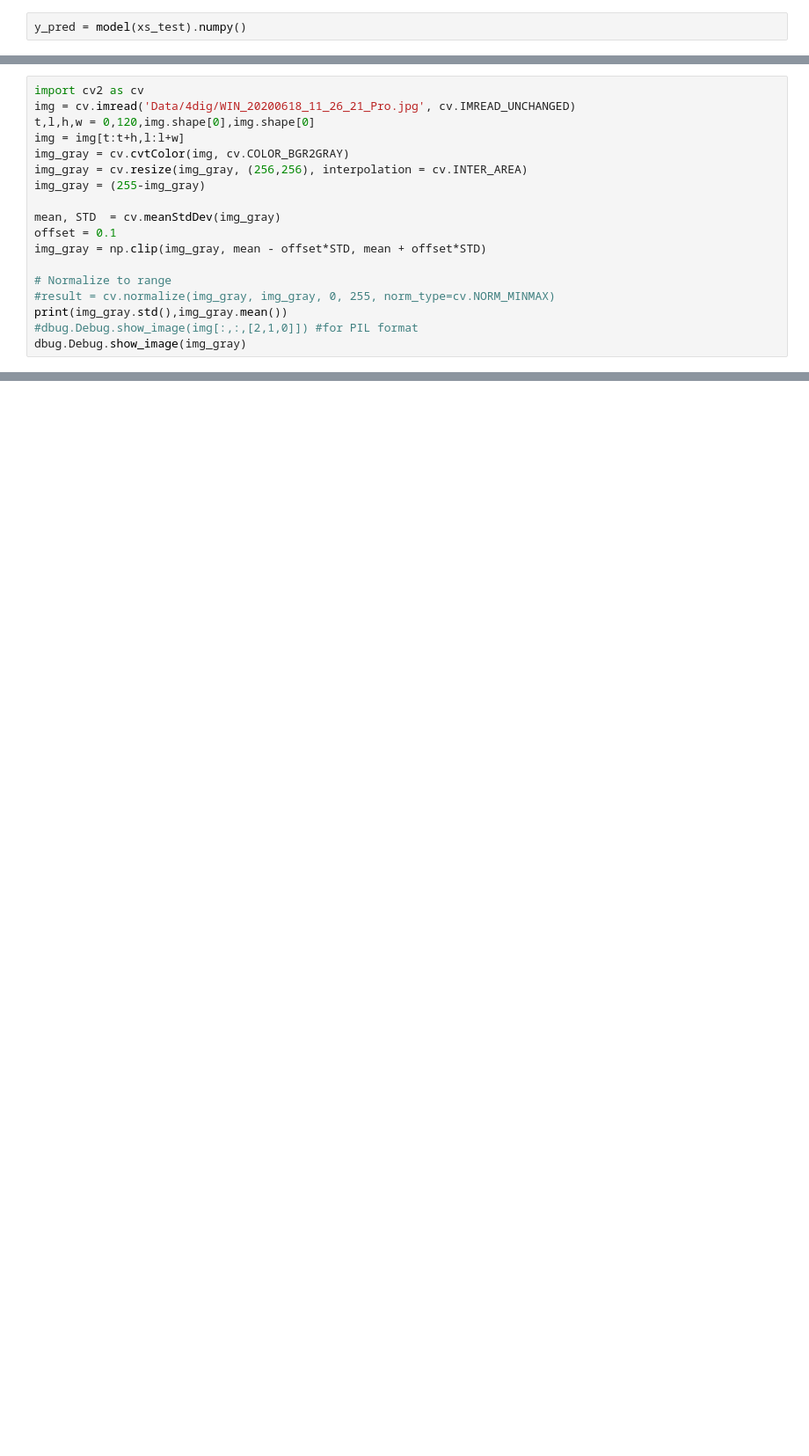
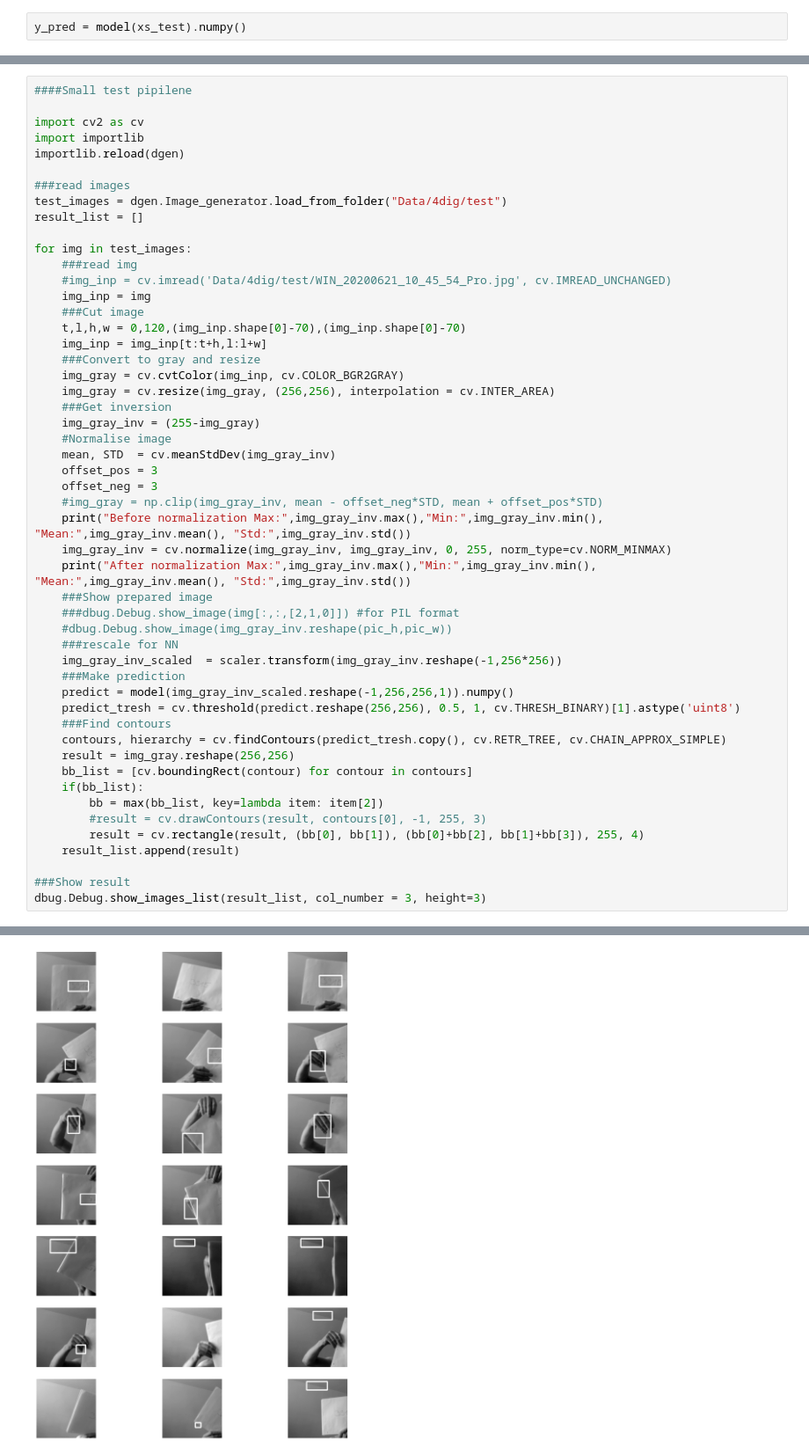
Before and after one commit to tunmustard/features_extractions, a Jupyter notebook: main_4dig_256x256_t22_unet.ipynb, the cells around one changed output, grey strips where cells are left out. Shown at 88% size. Drawn from its saved outputs; the diff is of its cells as text; blank space fills up the shorter version.

```diff
--- a/main_4dig_256x256_t22_unet.ipynb
+++ b/main_4dig_256x256_t22_unet.ipynb
@@ -166,18 +210,0 @@ dbug.Debug.show_images_list(y_pred[:5].reshape(-1,pic_h,pic_w), col_number = 5)
-# %%
-import cv2 as cv
-img = cv.imread('Data/4dig/WIN_20200618_11_26_21_Pro.jpg', cv.IMREAD_UNCHANGED)
-t,l,h,w = 0,120,img.shape[0],img.shape[0]
-img = img[t:t+h,l:l+w]
-img_gray = cv.cvtColor(img, cv.COLOR_BGR2GRAY)
-img_gray = cv.resize(img_gray, (256,256), interpolation = cv.INTER_AREA)
-img_gray = (255-img_gray)
-
-mean, STD  = cv.meanStdDev(img_gray)
-offset = 0.1
-img_gray = np.clip(img_gray, mean - offset*STD, mean + offset*STD)
-
-# Normalize to range
-#result = cv.normalize(img_gray, img_gray, 0, 255, norm_type=cv.NORM_MINMAX)
-print(img_gray.std(),img_gray.mean())
-#dbug.Debug.show_image(img[:,:,[2,1,0]]) #for PIL format
-dbug.Debug.show_image(img_gray)
@@ -186,0 +211,52 @@ dbug.Debug.show_image(img_gray)
+# %%
+####Small test pipilene
+
+import cv2 as cv
+import importlib
+importlib.reload(dgen)
+
+###read images
+test_images = dgen.Image_generator.load_from_folder("Data/4dig/test")
+result_list = []
+
+for img in test_images:
+    ###read img
+    #img_inp = cv.imread('Data/4dig/test/WIN_20200621_10_45_54_Pro.jpg', cv.IMREAD_UNCHANGED)
+    img_inp = img
+    ###Cut image
+    t,l,h,w = 0,120,(img_inp.shape[0]-70),(img_inp.shape[0]-70)
+    img_inp = img_inp[t:t+h,l:l+w]
+    ###Convert to gray and resize
+    img_gray = cv.cvtColor(img_inp, cv.COLOR_BGR2GRAY)
+    img_gray = cv.resize(img_gray, (256,256), interpolation = cv.INTER_AREA)
+    ###Get inversion
+    img_gray_inv = (255-img_gray)
+    #Normalise image
+    mean, STD  = cv.meanStdDev(img_gray_inv)
+    offset_pos = 3
+    offset_neg = 3
+    #img_gray = np.clip(img_gray_inv, mean - offset_neg*STD, mean + offset_pos*STD)
+    print("Before normalization Max:",img_gray_inv.max(),"Min:",img_gray_inv.min(), "Mean:",img_gray_inv.mean(), "Std:",img_gray_inv.std())
+    img_gray_inv = cv.normalize(img_gray_inv, img_gray_inv, 0, 255, norm_type=cv.NORM_MINMAX)
+    print("After normalization Max:",img_gray_inv.max(),"Min:",img_gray_inv.min(), "Mean:",img_gray_inv.mean(), "Std:",img_gray_inv.std())
+    ###Show prepared image
+    ###dbug.Debug.show_image(img[:,:,[2,1,0]]) #for PIL format
+    #dbug.Debug.show_image(img_gray_inv.reshape(pic_h,pic_w))
+    ###rescale for NN
+    img_gray_inv_scaled  = scaler.transform(img_gray_inv.reshape(-1,256*256))
+    ###Make prediction
+    predict = model(img_gray_inv_scaled.reshape(-1,256,256,1)).numpy()
+    predict_tresh = cv.threshold(predict.reshape(256,256), 0.5, 1, cv.THRESH_BINARY)[1].astype('uint8')
+    ###Find contours
+    contours, hierarchy = cv.findContours(predict_tresh.copy(), cv.RETR_TREE, cv.CHAIN_APPROX_SIMPLE)
+    result = img_gray.reshape(256,256)
+    bb_list = [cv.boundingRect(contour) for contour in contours]
+    if(bb_list):
+        bb = max(bb_list, key=lambda item: item[2])
+        #result = cv.drawContours(result, contours[0], -1, 255, 3)
+        result = cv.rectangle(result, (bb[0], bb[1]), (bb[0]+bb[2], bb[1]+bb[3]), 255, 4)
+    result_list.append(result)
+
+###Show result
+dbug.Debug.show_images_list(result_list, col_number = 3, height=3)
+# %% [output]
@@ -186,0 +280 @@ dbug.Debug.show_image(img_gray)
+[figure, added]
```
Also changed, not shown: parts of 11 cells of this notebook, 3 other files.
